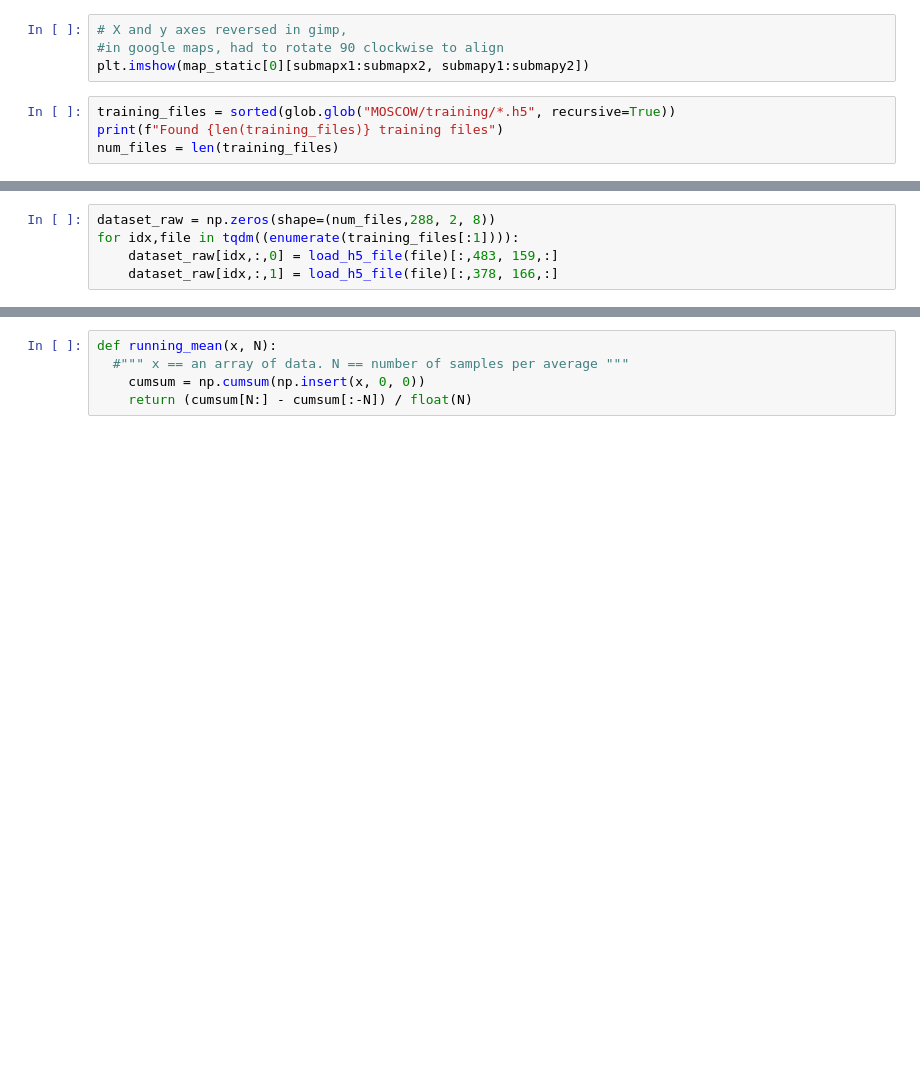
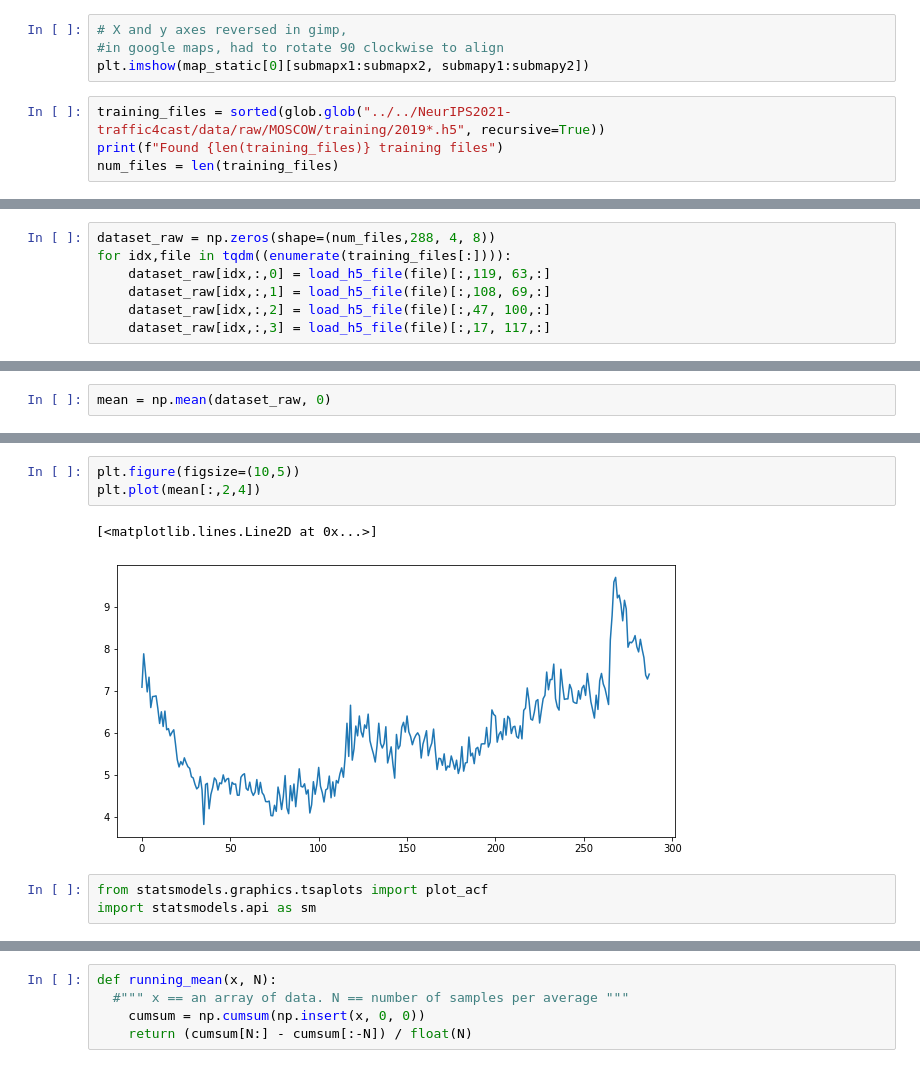
Before and after one commit to shehel/traffic_forecasting, a Jupyter notebook: notebooks/point_exp.ipynb, the cells around one changed output, grey strips where cells are left out. Cells and saved outputs as stored; diff of their text form; blank space fills up the shorter version.

```diff
--- a/notebooks/point_exp.ipynb
+++ b/notebooks/point_exp.ipynb
@@ -199,6 +209,6 @@ map_static[0].shape
 #in google maps, had to rotate 90 clockwise to align
 plt.imshow(map_static[0][submapx1:submapx2, submapy1:submapy2])
 # %%
-training_files = sorted(glob.glob("MOSCOW/training/*.h5", recursive=True))
+training_files = sorted(glob.glob("../../NeurIPS2021-traffic4cast/data/raw/MOSCOW/training/2019*.h5", recursive=True))
 print(f"Found {len(training_files)} training files")
 num_files = len(training_files)
@@ -205,5 +217,7 @@ num_files = len(training_files)
 # %%
-dataset_raw = np.zeros(shape=(num_files,288, 2, 8))
-for idx,file in tqdm((enumerate(training_files[:1]))):
-    dataset_raw[idx,:,0] = load_h5_file(file)[:,483, 159,:]
-    dataset_raw[idx,:,1] = load_h5_file(file)[:,378, 166,:]
+dataset_raw = np.zeros(shape=(num_files,288, 4, 8))
+for idx,file in tqdm((enumerate(training_files[:]))):
+    dataset_raw[idx,:,0] = load_h5_file(file)[:,119, 63,:]
+    dataset_raw[idx,:,1] = load_h5_file(file)[:,108, 69,:]
+    dataset_raw[idx,:,2] = load_h5_file(file)[:,47, 100,:]
+    dataset_raw[idx,:,3] = load_h5_file(file)[:,17, 117,:]
@@ -209,0 +228,2 @@ for idx,file in tqdm((enumerate(training_files[:1]))):
+# %%
+mean = np.mean(dataset_raw, 0)
@@ -209,0 +239,9 @@ for idx,file in tqdm((enumerate(training_files[:1]))):
+# %%
+plt.figure(figsize=(10,5))
+plt.plot(mean[:,2,4])
+# %% [output]
+[<matplotlib.lines.Line2D at 0x...>]
+[figure, added]
+# %%
+from statsmodels.graphics.tsaplots import plot_acf
+import statsmodels.api as sm
```
Also changed, not shown: parts of 23 cells of this notebook, 10 other files.
